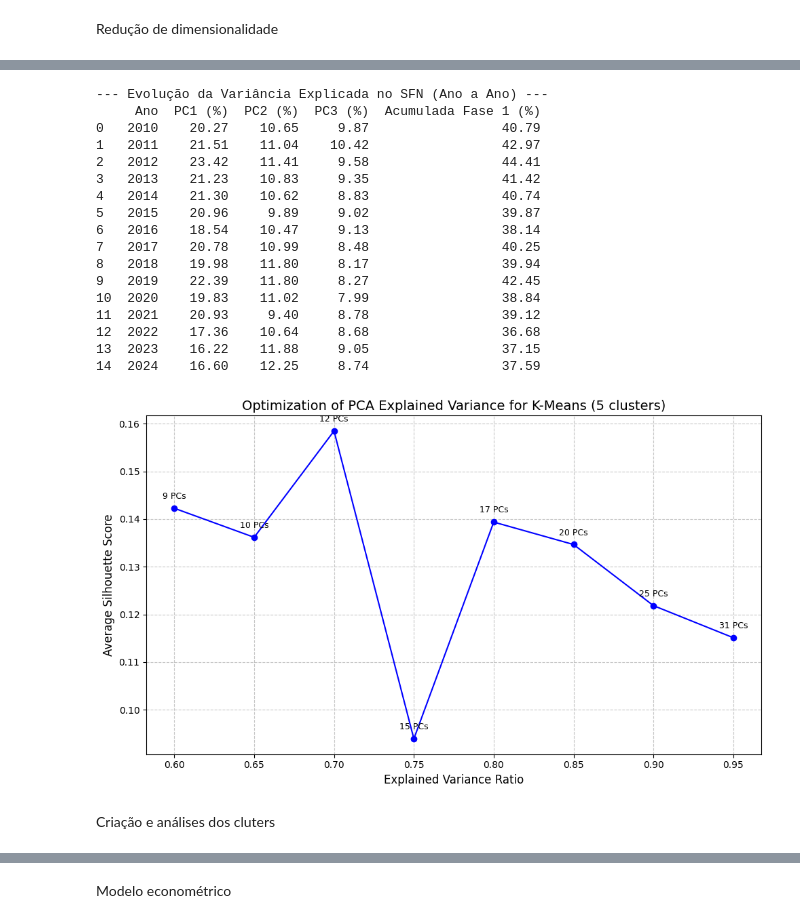
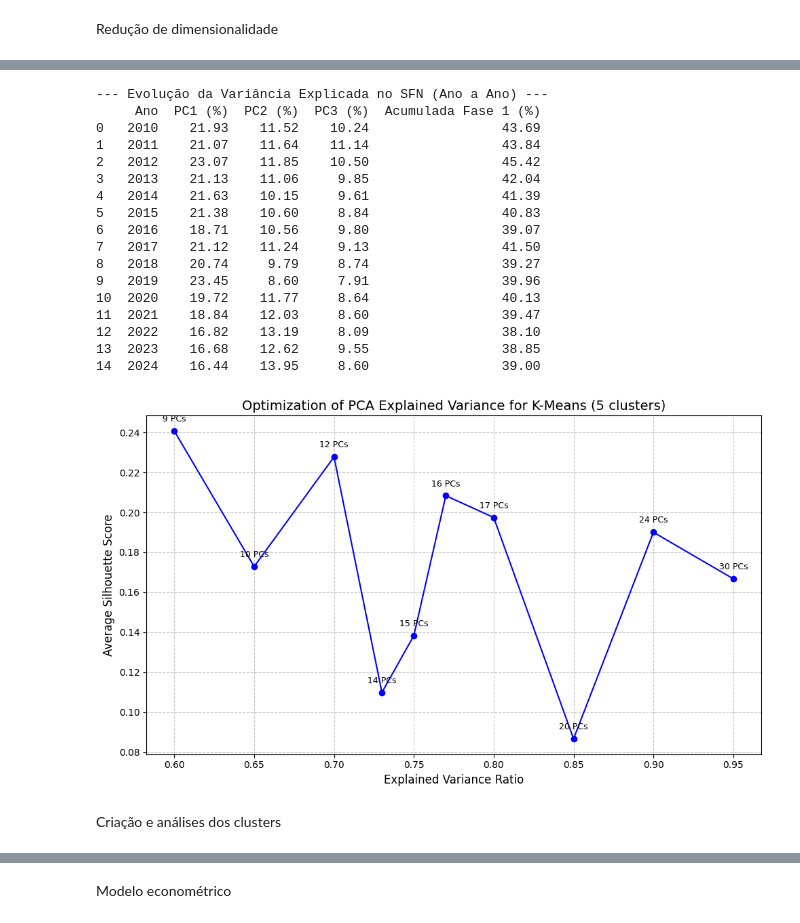
Before and after one commit to hspassos/banking, a Jupyter notebook: statistical_modelling.ipynb, the cells around one changed output, grey strips where cells are left out. Saved outputs shown, nothing was run; the diff lists cells and outputs as text; code cells hidden in the pictures.

```diff
--- a/statistical_modelling.ipynb
+++ b/statistical_modelling.ipynb
@@ -187,8 +212,8 @@ def eliminar_colunas_esparsas(df, df_original):
     print(f"\nDimensão original: {df.shape[1]} colunas")
     print(f"Dimensão após corte de esparsidade: {df_filtrado.shape[1]} colunas")
     df_filtrado.fillna(0, inplace=True)
-    return df_filtrado, df_original
+    return df_filtrado, df_original, colunas_para_remover
 
-df_filtrado, df_original = eliminar_colunas_esparsas(df, df_original)
+df_filtrado, df_original, var_esparsas = eliminar_colunas_esparsas(df, df_original)
 # %% [output]
 Colunas com > 10% de nulos: 171
@@ -240,9 +265,9 @@ def remover_colunas_redundantes(df_filtrado):
     #df_identificadores = df_filtrado[colunas_id]
     #X = df_filtrado.drop(columns=colunas_id, axis=1)
     X_scaled = scaler.fit_transform(X)
-    return X, df_filtrado
+    return X, df_filtrado, to_drop
 
-X, df_filtrado = remover_colunas_redundantes(df_filtrado)
+X, df_filtrado, var_redundantes = remover_colunas_redundantes(df_filtrado)
 variaveis = pd.DataFrame({'Contas': [col for col in X.columns]})
 # %% [output]
 --- Contas Redundantes a Descartar (Correlação > 0.95) ---
@@ -357,7 +382,7 @@ from sklearn.preprocessing import StandardScaler
 from sklearn.decomposition import PCA
 
 
-def remover_outliers_por_ano(df_original, df_filtrado, X, limite_desvios, n_componentes_fase1):
+def remover_outliers_por_ano(df_inicial, df_original, df_filtrado, X, limite_desvios, n_componentes_fase1):
     # 1. Separar os identificadores e a matriz numérica (X)
     colunas_id = ['ano', 'cnpj', 'nome', 'taxonomia']
 
@@ -428,34 +453,35 @@ def remover_outliers_por_ano(df_original, df_filtrado, X, limite_desvios, n_comp
     scaler = StandardScaler()
     X_scaled = scaler.fit_transform(X)
     df_original = df_original.loc[df_original.index.isin(df_filtrado.index)]
+    df_inicial = df_inicial.loc[df_inicial.index.isin(df_filtrado.index)]
 
     df_variancia_historica = pd.DataFrame(historico_variancia).sort_values('Ano').reset_index(drop=True)
 
     print("--- Evolução da Variância Explicada no SFN (Ano a Ano) ---")
     print(df_variancia_historica.to_string())
-    return df_original, df_filtrado, X
+    return df_inicial, df_original, df_filtrado, X
 
 # Parâmetros da Fase 1 (Ajuste os desvios e componentes conforme o seu Scree Plot)
 
-df_original, df_filtrado , X= remover_outliers_por_ano(df_original, df_filtrado, X, limite_desvios = 3, n_componentes_fase1 = 3)
+df_inicial, df_original, df_filtrado, X = remover_outliers_por_ano(df_inicial, df_original, df_filtrado, X, limite_desvios = 4, n_componentes_fase1 = 3)
 # %% [output]
 --- Evolução da Variância Explicada no SFN (Ano a Ano) ---
      Ano  PC1 (%)  PC2 (%)  PC3 (%)  Acumulada Fase 1 (%)
-0   2010    20.27    10.65     9.87                 40.79
-1   2011    21.51    11.04    10.42                 42.97
-2   2012    23.42    11.41     9.58                 44.41
-3   2013    21.23    10.83     9.35                 41.42
-4   2014    21.30    10.62     8.83                 40.74
-5   2015    20.96     9.89     9.02                 39.87
-6   2016    18.54    10.47     9.13                 38.14
-7   2017    20.78    10.99     8.48                 40.25
-8   2018    19.98    11.80     8.17                 39.94
-9   2019    22.39    11.80     8.27                 42.45
-10  2020    19.83    11.02     7.99                 38.84
-11  2021    20.93     9.40     8.78                 39.12
-12  2022    17.36    10.64     8.68                 36.68
-13  2023    16.22    11.88     9.05                 37.15
-14  2024    16.60    12.25     8.74                 37.59
+0   2010    21.93    11.52    10.24                 43.69
+1   2011    21.07    11.64    11.14                 43.84
+2   2012    23.07    11.85    10.50                 45.42
+3   2013    21.13    11.06     9.85                 42.04
+4   2014    21.63    10.15     9.61                 41.39
+5   2015    21.38    10.60     8.84                 40.83
+6   2016    18.71    10.56     9.80                 39.07
+7   2017    21.12    11.24     9.13                 41.50
+8   2018    20.74     9.79     8.74                 39.27
+9   2019    23.45     8.60     7.91                 39.96
+10  2020    19.72    11.77     8.64                 40.13
+11  2021    18.84    12.03     8.60                 39.47
+12  2022    16.82    13.19     8.09                 38.10
+13  2023    16.68    12.62     9.55                 38.85
+14  2024    16.44    13.95     8.60                 39.00
 # %%
 # Análise de Silhueta x Variância do PCA para Otimizar o K-Means
 
@@ -468,7 +494,7 @@ def otimizar_pca_para_kmeans(X, numero_de_clusters):
     scaler = StandardScaler()
     X_scaled = scaler.fit_transform(X)
     # 1. Definimos a grade de variâncias que queremos testar (de 60% a 95%, pulando de 5 em 5)
-    niveis_variancia = [0.60, 0.65, 0.70, 0.75, 0.80, 0.85, 0.90, 0.95]
+    niveis_variancia = [0.60, 0.65, 0.70, 0.73, 0.75, 0.77, 0.80, 0.85, 0.90, 0.95]
 
     # Listas vazias para guardar os resultados
     escores_silhueta = []
@@ -485,34 +511,34 @@ def otimizar_pca_para_kmeans(X, numero_de_clusters):
 
         # B. Roda o K-Means nos dados reduzidos
         kmeans = KMeans(n_clusters=numero_de_clusters, random_state=42)
         kmeans.fit(dados_pca)
 
         # C. Calcula e guarda o Escore de Silhueta
         score = silhouette_score(dados_pca, kmeans.labels_)
         escores_silhueta.append(score)
 
     # 3. Visualizando os Resultados
     plt.figure(figsize=(10, 6))
 
     # Plota a linha principal (Variância vs Silhueta)
     plt.plot(niveis_variancia, escores_silhueta, marker='o', linestyle='-', color='b')
 
     # Adiciona o número de componentes como rótulo em cada ponto para facilitar sua vida
     for i, txt in enumerate(qnt_componentes):
         plt.annotate(f"{txt} PCs", (niveis_variancia[i], escores_silhueta[i]),
                     textcoords="offset points", xytext=(0,10), ha='center', fontsize=9)
 
     plt.title(f'Optimization of PCA Explained Variance for K-Means ({numero_de_clusters} clusters)', fontsize=14)
     plt.xlabel('Explained Variance Ratio', fontsize=12)
     plt.ylabel('Average Silhouette Score', fontsize=12)
     plt.grid(True, linestyle='--', alpha=0.7)
     plt.tight_layout()
     plt.show()
 
 numero_de_clusters = 5
 otimizar_pca_para_kmeans(X, numero_de_clusters)
 # %% [output]
-[figure, old version]
+[figure, new version]
 # %%
 # Criação do PCA Final com o Número de Componentes Otimizado
 
@@ -564,6 +590,6 @@ num_componentes_pca = 17
 X_pca, df_pca_valores, loadings, pca_relevancia = calcular_pca_final(X, num_componentes_pca)
 # %% [markdown]
-Criação e análises dos cluters
+Criação e análises dos clusters
 # %%
 #Criação do modelo final de K-Means com o número de clusters otimizado
 
```
Also changed, not shown: parts of 31 cells of this notebook, 24 other files.
